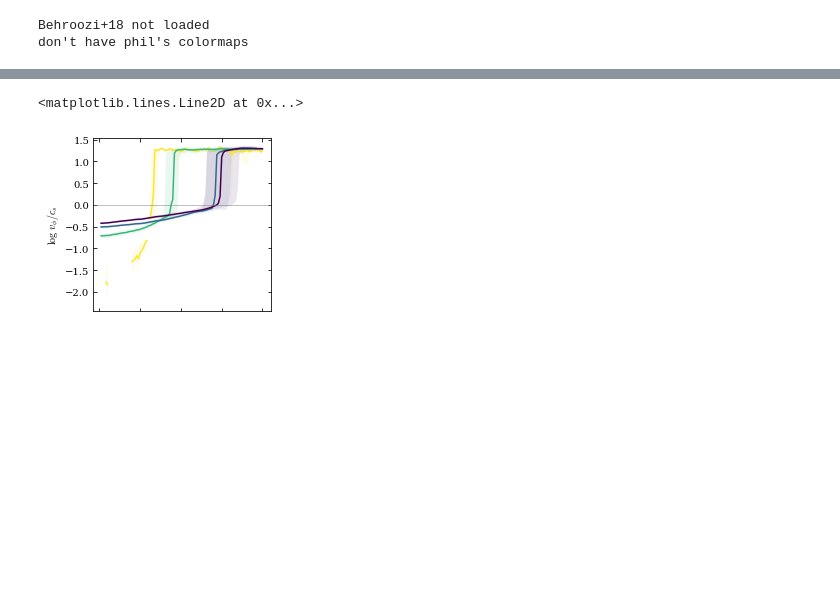
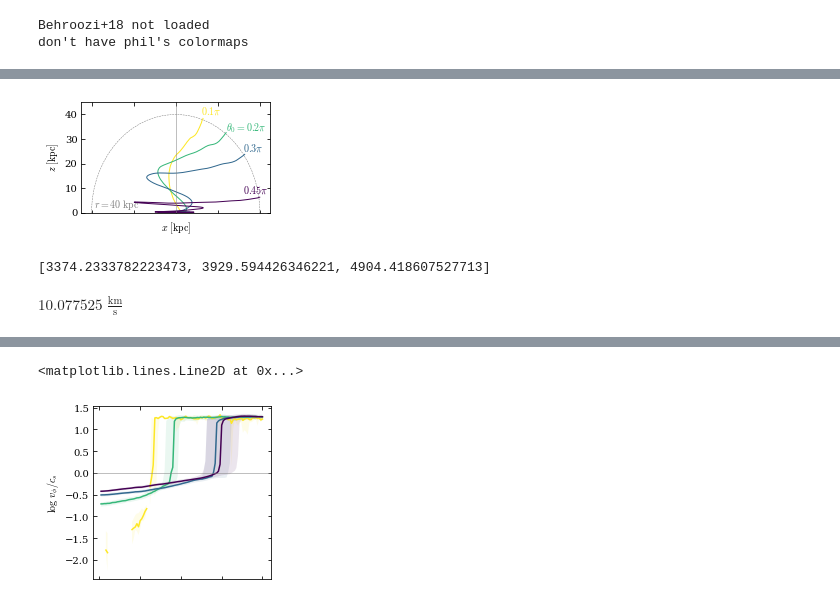
Before and after one commit to JonathanSternAstro/gizmo_analysis, a Jupyter notebook: ipynb/particleTracking.ipynb, the cells around one changed output, grey strips where cells are left out. Drawn from its saved outputs; the diff is of its cells as text; code cells hidden in the pictures; blank space fills up the shorter version.

```diff
--- a/ipynb/particleTracking.ipynb
+++ b/ipynb/particleTracking.ipynb
@@ -112,0 +190,42 @@ def med_and_std(all_vals,xs=ts,theta_inds=theta_inds):
+# %%
+rCircle = 40
+fig = pl.figure(figsize=(fig_width_half,fig_width_half*0.6))
+gs = fig.add_gridspec(1, 1)
+ax = fig.add_subplot(gs[0, 0])
+for i,ind in enumerate(theta_midbins):
+    med_dphis, med_Rs, med_zs = [np.nanmedian(val[:,theta_inds[i]],axis=1) for val in (dphis,Rs,zs)]
+    med_ind = int(np.median(tSF_ind[theta_inds[i]]))
+    pl.plot(med_Rs[med_ind:]*np.cos(med_dphis[med_ind:]),med_zs[med_ind:],label=labels[i],c=colors[i],lw=1)
+
+ax.add_artist(patches.Circle((0, 0), rCircle,facecolor='none',edgecolor='.5',lw=0.5,ls='--'))
+pl.text(-39,2,r'$r=40\ {\rm kpc}$',color='.5')
+i=0; pl.text(12,40,labels_short[i],color=colors[i])
+i=1; pl.text(24,33,labels[i],color=colors[i])
+i=2; pl.text(32,25,labels_short[i],color=colors[i])
+i=3; pl.text(32,8,labels_short[i],color=colors[i])
+pl.ylim(0,45)
+pl.xlim(-45,45)
+pl.axvline(0,c='.5',lw=.5)
+pl.ylabel(r'$z\ [{\rm kpc}]$')
+ax.xaxis.set_major_formatter(ticker.NullFormatter())
+pl.xlabel(r'$x\ [{\rm kpc}]$')
+pl.savefig('helix.pdf',bbox_inches='tight')
+# ax = fig.add_subplot(gs[2:, 0])
+# for i,ind in enumerate(theta_midbins):
+#     med_dphis, med_Rs, med_zs = [np.nanmedian(val[:,theta_inds[i]],axis=1) for val in (dphis,Rs,zs)]
+#     med_ind = int(np.median(tSF_ind[theta_inds[i]]))
+#     pl.plot((med_Rs*np.cos(med_dphis))[med_ind:],(med_Rs*np.sin(med_dphis))[med_ind:],label=labels[i],c=colors[i],lw=0.75)
+# ax.add_artist(patches.Circle((0, 0), rCircle,facecolor='none',edgecolor='.5',lw=0.5,ls='--'))
+# pl.ylim(-45,45)
+# pl.xlim(-45,45)
+# pl.ylabel(r'$y\ [{\rm kpc}]$')
+# %% [output]
+[figure, added]
+# %%
+[np.percentile(tcools[-1,:],p) for p in (16,50,84)]
+# %% [output]
+[3374.2333782223473, 3929.594426346221, 4904.418607527713]
+# %%
+vcool
+# %% [output]
+$10.077525 \; \mathrm{\frac{km}{s}}$
```
Also changed, not shown: parts of 50 cells of this notebook, 4 other files.
